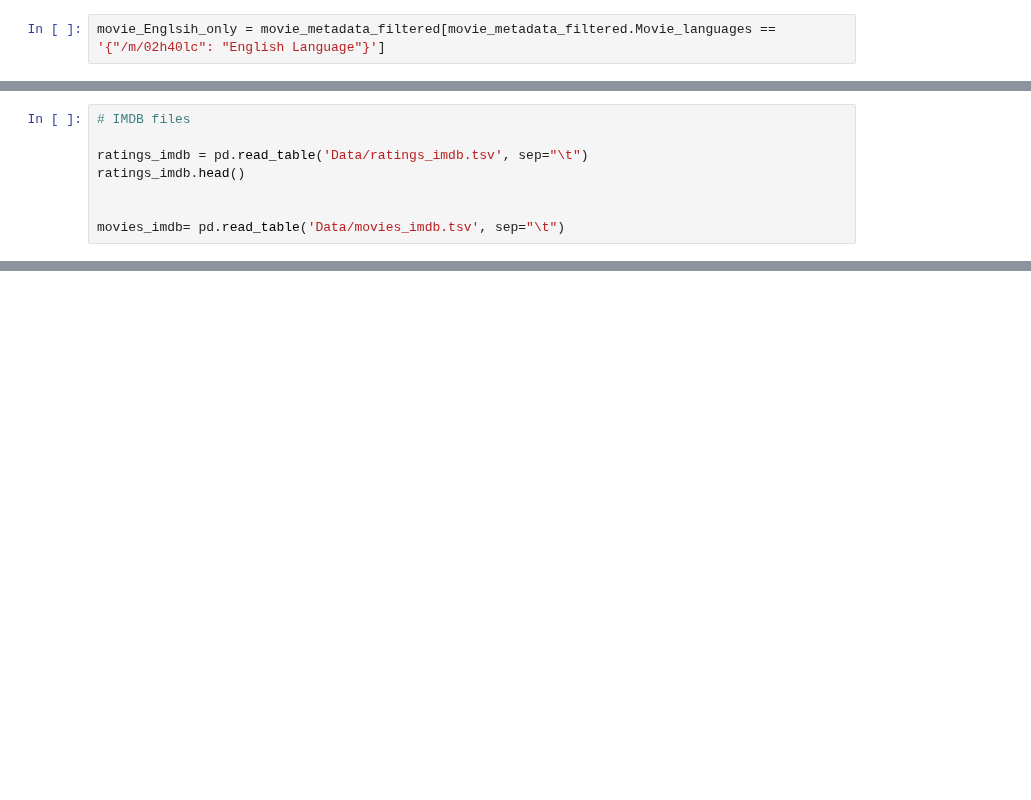
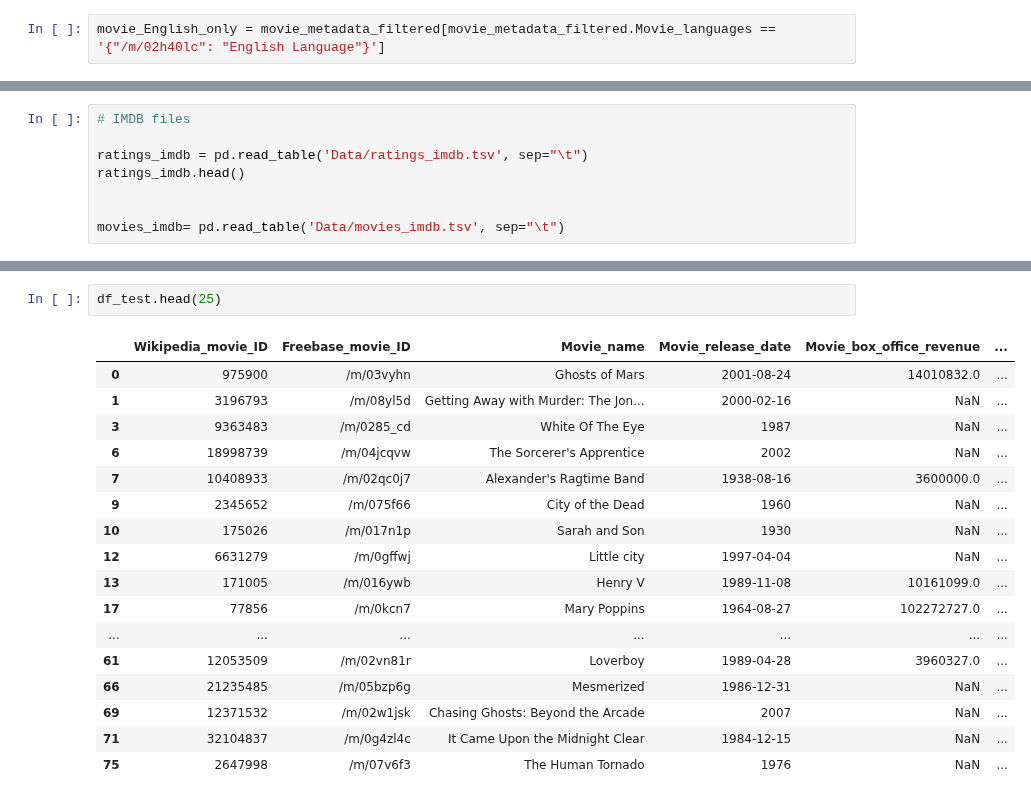
Before and after one commit to epfl-ada/ada-2023-project-randada, a Jupyter notebook: Data cleaning.ipynb, the cells around one changed output, grey strips where cells are left out. Saved outputs shown, nothing was run; the diff lists cells and outputs as text; blank space fills up the shorter version.

```diff
--- a/Data cleaning.ipynb
+++ b/Data cleaning.ipynb
@@ -77,5 +77,5 @@ movie_metadata_filtered.Movie_name[movie_metadata_filtered.Movie_name.str.contai
 45773               Lumumba, la mort d'un prophète
 Name: Movie_name, dtype: object
 # %%
-movie_Englsih_only = movie_metadata_filtered[movie_metadata_filtered.Movie_languages == '{"/m/02h40lc": "English Language"}']
+movie_English_only = movie_metadata_filtered[movie_metadata_filtered.Movie_languages == '{"/m/02h40lc": "English Language"}']
 # %%
@@ -96,0 +197,20 @@ movies_imdb= pd.read_table('Data/movies_imdb.tsv', sep="\t")
+# %%
+df_test.head(25)
+# %% [output]
+|  | Wikipedia_movie_ID | Freebase_movie_ID | Movie_name | Movie_release_date | Movie_box_office_revenue | ... |
+| 0 | 975900 | /m/03vyhn | Ghosts of Mars | 2001-08-24 | 14010832.0 | ... |
+| 1 | 3196793 | /m/08yl5d | Getting Away with Murder: The Jon... | 2000-02-16 | NaN | ... |
+| 3 | 9363483 | /m/0285_cd | White Of The Eye | 1987 | NaN | ... |
+| 6 | 18998739 | /m/04jcqvw | The Sorcerer's Apprentice | 2002 | NaN | ... |
+| 7 | 10408933 | /m/02qc0j7 | Alexander's Ragtime Band | 1938-08-16 | 3600000.0 | ... |
+| 9 | 2345652 | /m/075f66 | City of the Dead | 1960 | NaN | ... |
+| 10 | 175026 | /m/017n1p | Sarah and Son | 1930 | NaN | ... |
+| 12 | 6631279 | /m/0gffwj | Little city | 1997-04-04 | NaN | ... |
+| 13 | 171005 | /m/016ywb | Henry V | 1989-11-08 | 10161099.0 | ... |
+| 17 | 77856 | /m/0kcn7 | Mary Poppins | 1964-08-27 | 102272727.0 | ... |
+| ... | ... | ... | ... | ... | ... | ... |
+| 61 | 12053509 | /m/02vn81r | Loverboy | 1989-04-28 | 3960327.0 | ... |
+| 66 | 21235485 | /m/05bzp6g | Mesmerized | 1986-12-31 | NaN | ... |
+| 69 | 12371532 | /m/02w1jsk | Chasing Ghosts: Beyond the Arcade | 2007 | NaN | ... |
+| 71 | 32104837 | /m/0g4zl4c | It Came Upon the Midnight Clear | 1984-12-15 | NaN | ... |
+| 75 | 2647998 | /m/07v6f3 | The Human Tornado | 1976 | NaN | ... |
```
Also changed, not shown: parts of 4 cells of this notebook.
